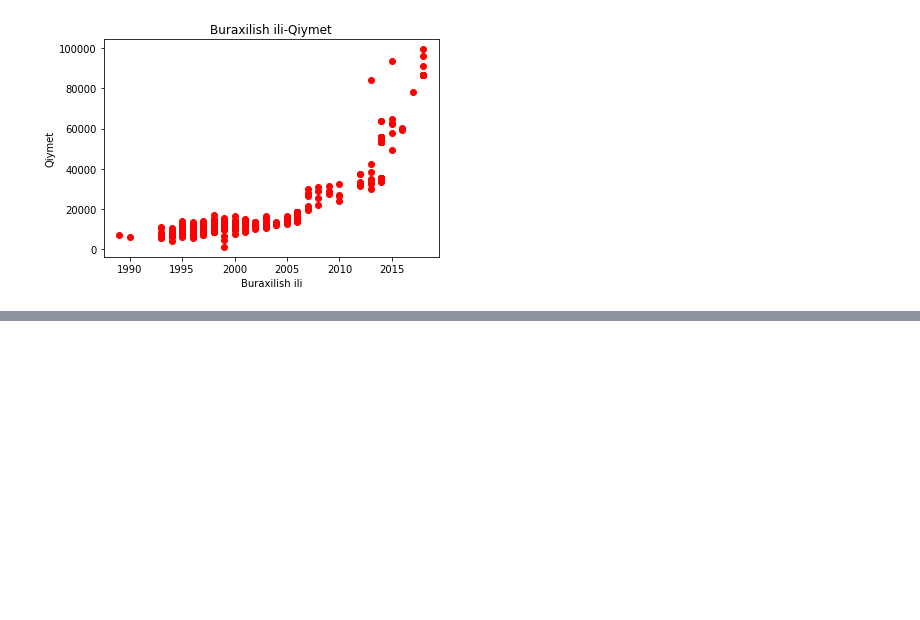
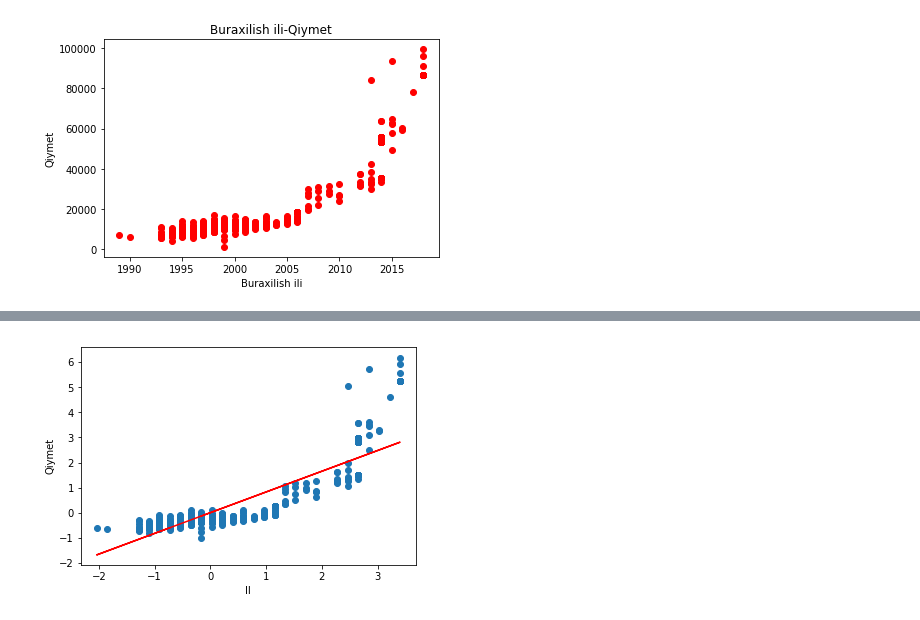
Before and after one commit to Musadiq-Aliyev/Linear-Regression, a Jupyter notebook: Linear Regression.ipynb, the cells around one changed output, grey strips where cells are left out. Saved outputs shown, nothing was run; the diff lists cells and outputs as text; code cells hidden in the pictures; blank space fills up the shorter version.

```diff
--- a/Linear Regression.ipynb
+++ b/Linear Regression.ipynb
@@ -53,0 +140,16 @@ plt.show()
+# %%
+#Il vs Qiymet
+plt.scatter(il,qiymet)
+plt.xlabel('Il')
+plt.ylabel('Qiymet')
+
+
+pred=newT[2]*il+newT[0]
+
+
+
+plt.plot(il,pred,color='r')
+
+plt.show()
+# %% [output]
+[figure, added]
```
Also changed, not shown: parts of 19 cells of this notebook, 2 other files.
